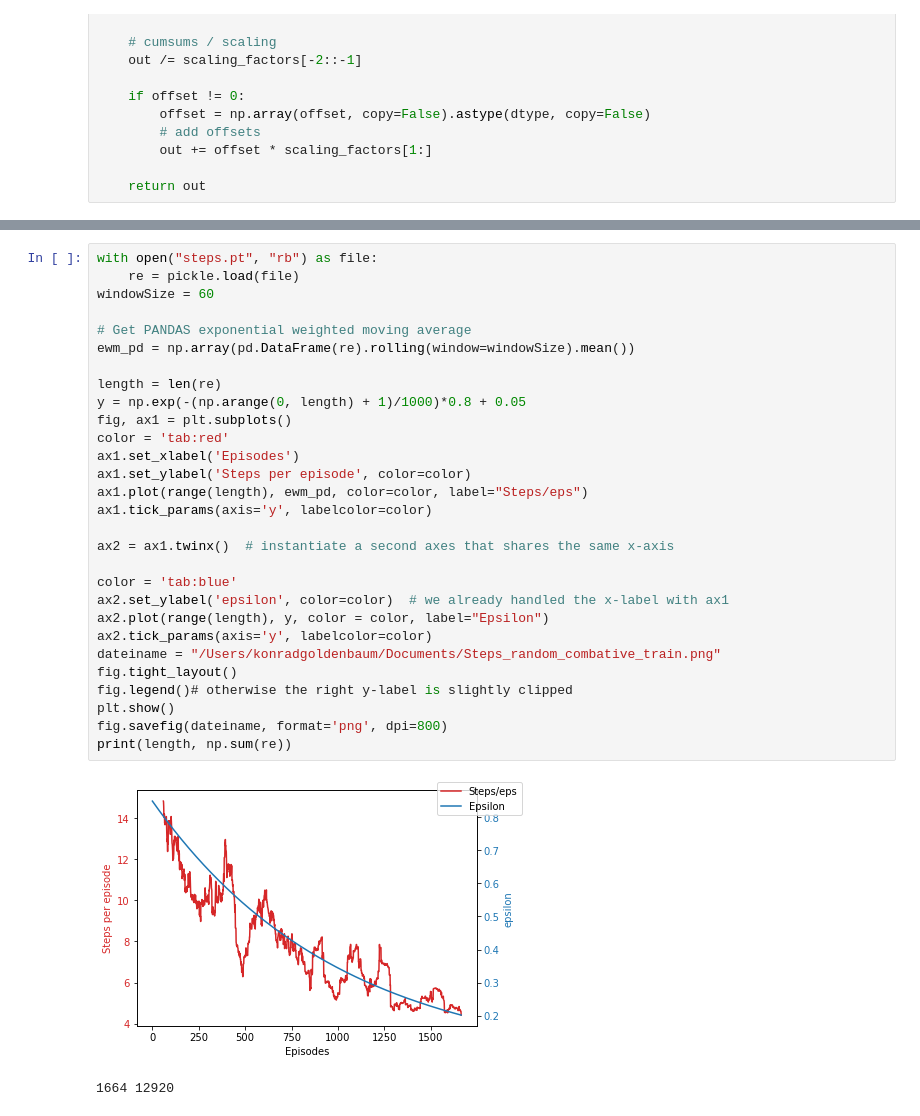
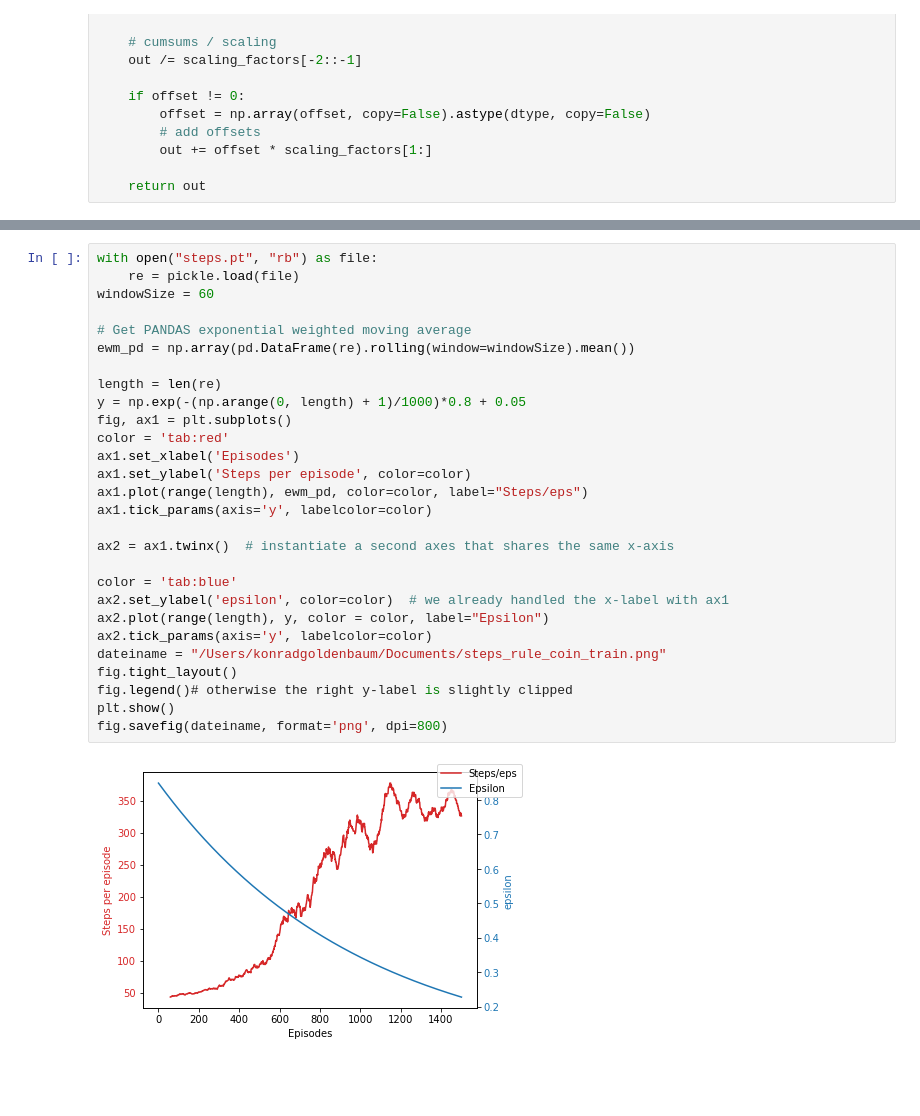
Before and after one commit to RaoulBer/Bomberman-KI-Projekt, a Jupyter notebook: bomberman_rl-master/agent_code/regression_forest/data_science_features.ipynb, the cells around one changed output, grey strips where cells are left out. Cells and saved outputs as stored; diff of their text form; blank space fills up the shorter version.

```diff
--- a/bomberman_rl-master/agent_code/regression_forest/data_science_features.ipynb
+++ b/bomberman_rl-master/agent_code/regression_forest/data_science_features.ipynb
@@ -241,32 +240,30 @@ plt.show()
 # %%
 with open("steps.pt", "rb") as file:
     re = pickle.load(file)
 windowSize = 60
 
 # Get PANDAS exponential weighted moving average
 ewm_pd = np.array(pd.DataFrame(re).rolling(window=windowSize).mean())
 
 length = len(re)
 y = np.exp(-(np.arange(0, length) + 1)/1000)*0.8 + 0.05
 fig, ax1 = plt.subplots()
 color = 'tab:red'
 ax1.set_xlabel('Episodes')
 ax1.set_ylabel('Steps per episode', color=color)
 ax1.plot(range(length), ewm_pd, color=color, label="Steps/eps")
 ax1.tick_params(axis='y', labelcolor=color)
 
 ax2 = ax1.twinx()  # instantiate a second axes that shares the same x-axis
 
 color = 'tab:blue'
 ax2.set_ylabel('epsilon', color=color)  # we already handled the x-label with ax1
 ax2.plot(range(length), y, color = color, label="Epsilon")
 ax2.tick_params(axis='y', labelcolor=color)
-dateiname = "/Users/konradgoldenbaum/Documents/Steps_random_combative_train.png"
+dateiname = "/Users/konradgoldenbaum/Documents/steps_rule_coin_train.png"
 fig.tight_layout()
 fig.legend()# otherwise the right y-label is slightly clipped
 plt.show()
 fig.savefig(dateiname, format='png', dpi=800)
-print(length, np.sum(re))
 # %% [output]
-[figure, old version]
+[figure, new version]
-1664 12920
```
Also changed, not shown: parts of 3 cells of this notebook, 3 other files.
